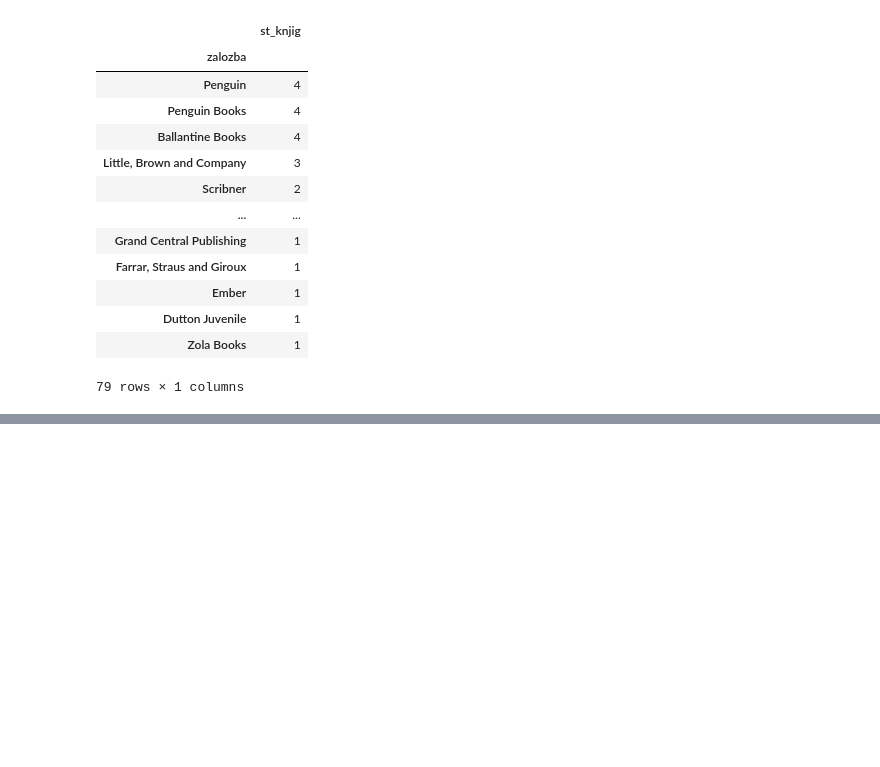
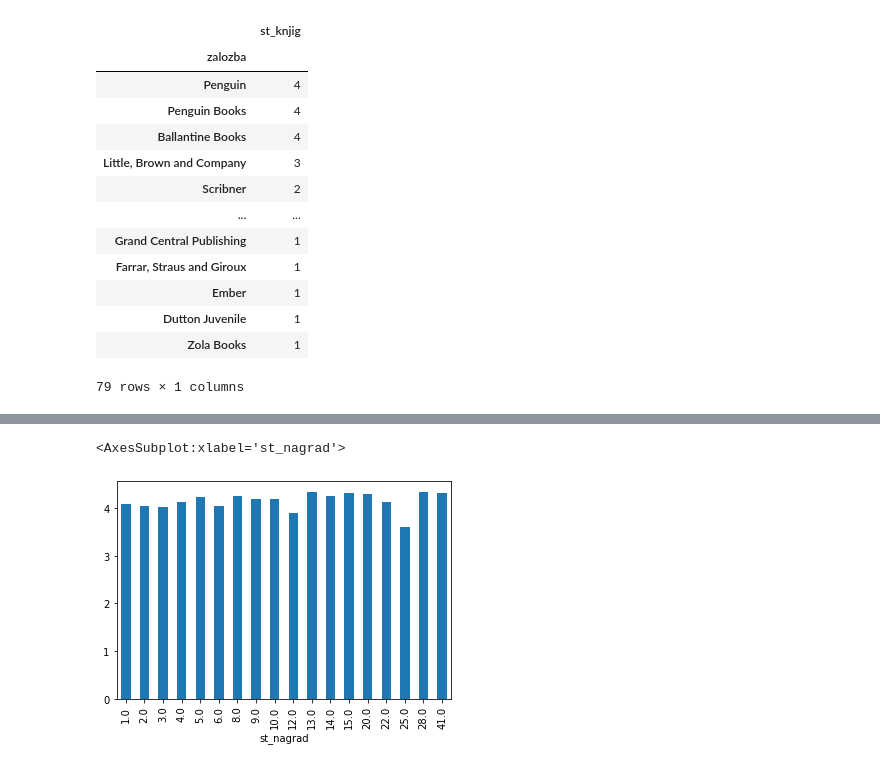
Before and after one commit to anajulijapreseren/Najbolj-e-knjige-vseh-asov, a Jupyter notebook: Analiza_podatkov.ipynb, the cells around one changed output, grey strips where cells are left out. Drawn from its saved outputs; the diff is of its cells as text; code cells hidden in the pictures; blank space fills up the shorter version.

Commit message:
Dodane so funkcije za analizo ocene bralcev glede na st nagrad. Te funkcije so trenutno se precej osnovne

```diff
--- a/Analiza_podatkov.ipynb
+++ b/Analiza_podatkov.ipynb
@@ -176,0 +245,2 @@ st_knjig_zalozbe_100
+# %%
+nagrajene_knjige = knjige[knjige.nagrade == True]
@@ -176,0 +264,2 @@ st_knjig_zalozbe_100
+# %%
+ocena_in_nagrade = pd.merge(nagrajene_knjige[['povprecna_ocena']],nagrade, left_on='id_knjige', right_on='id_knjige')
@@ -176,0 +283,9 @@ st_knjig_zalozbe_100
+# %%
+knjige['st_nagrad']=ocena_in_nagrade.groupby('id_knjige').size().to_frame('st_nagrad')
+# %%
+ocena_z_nagradami = knjige.groupby('st_nagrad').povprecna_ocena.mean()
+# %%
+ocena_z_nagradami.plot.bar()
+# %% [output]
+<AxesSubplot:xlabel='st_nagrad'>
+[figure, added]
```
Also changed, not shown: parts of 26 cells of this notebook.
